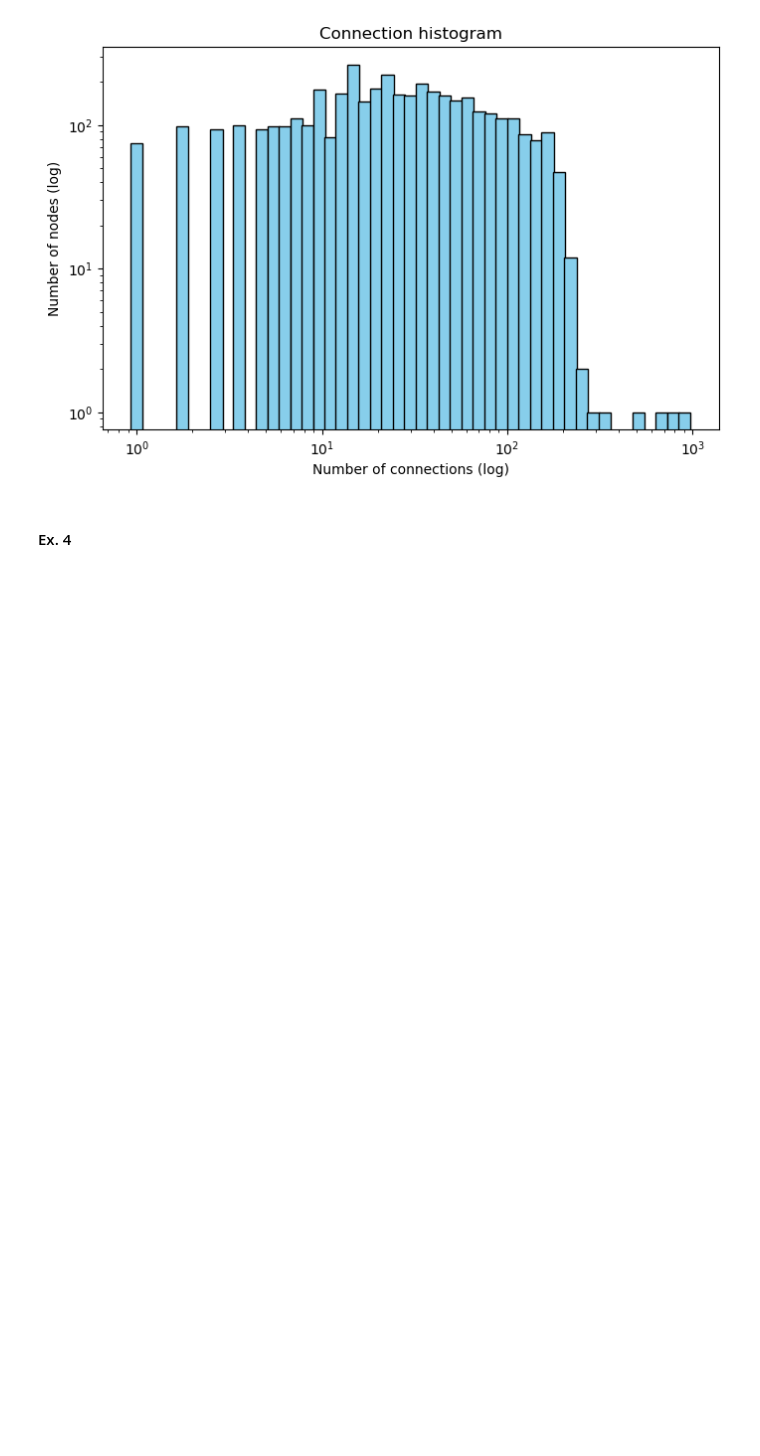
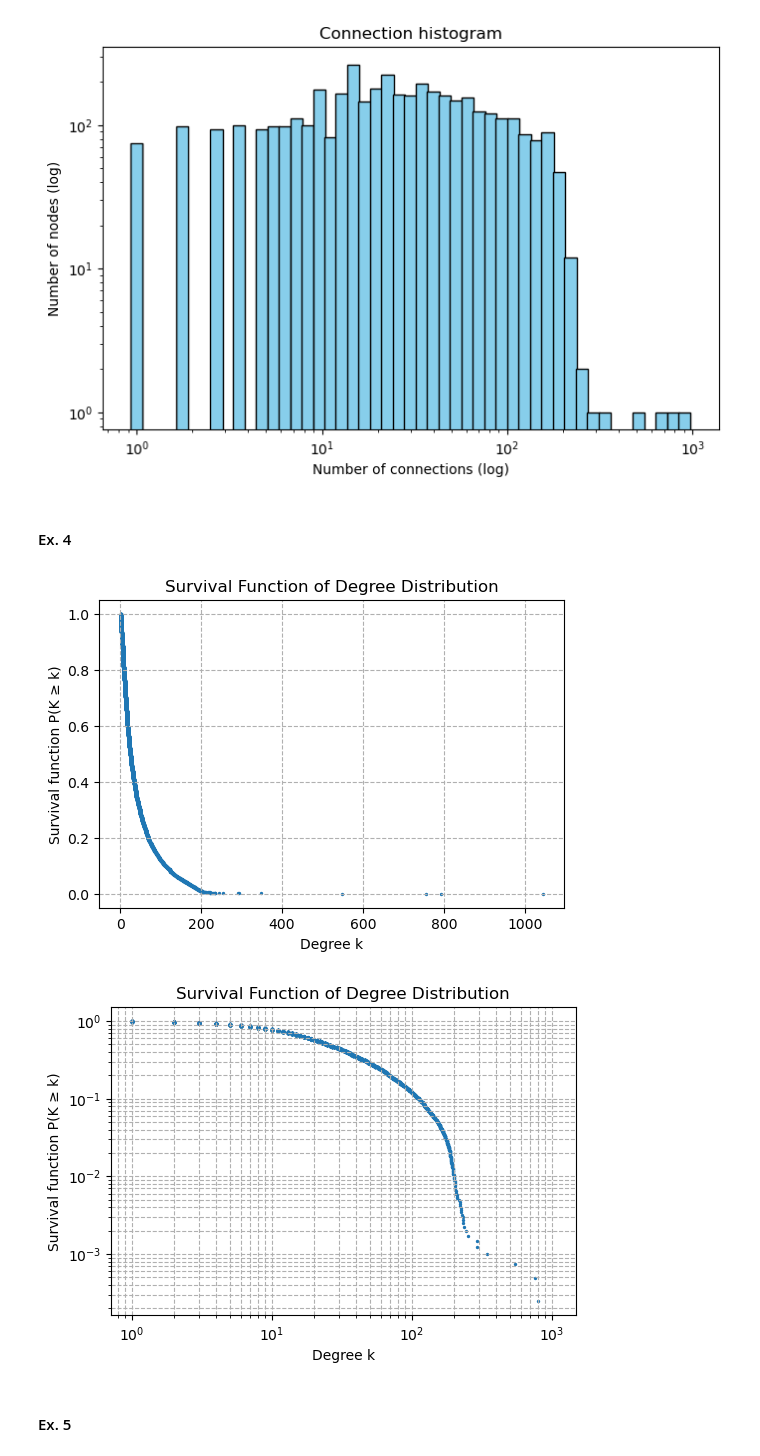
Before and after one commit to kubek22/SNARS, a Jupyter notebook: project4/project4.ipynb, the cells around one changed output. Saved outputs shown, nothing was run; the diff lists cells and outputs as text; code cells hidden in the pictures; blank space fills up the shorter version.

```diff
--- a/project4/project4.ipynb
+++ b/project4/project4.ipynb
@@ -89,3 +92,33 @@ plt.show()
 [figure]
 # %% [markdown]
 #### Ex. 4
+# %%
+# survival function S(x) = 1 - F(x)
+
+degrees = [val for (node, val) in G.degree()]
+
+sorted_degrees = np.sort(degrees)
+survival = 1.0 - np.arange(1, len(sorted_degrees) + 1) / len(sorted_degrees)
+
+plt.figure(figsize=(6, 4))
+plt.scatter(sorted_degrees, survival, marker='o', s=2)
+plt.xlabel("Degree k")
+plt.ylabel("Survival function P(K ≥ k)")
+plt.title("Survival Function of Degree Distribution")
+plt.grid(True, which="both", ls="--")
+plt.show()
+
+plt.figure(figsize=(6, 4))
+plt.scatter(sorted_degrees, survival, marker='o', s=2)
+plt.xscale("log")
+plt.yscale("log")
+plt.xlabel("Degree k")
+plt.ylabel("Survival function P(K ≥ k)")
+plt.title("Survival Function of Degree Distribution")
+plt.grid(True, which="both", ls="--")
+plt.show()
+# %% [output]
+[figure, added]
+[figure, added]
+# %% [markdown]
+#### Ex. 5
```
Also changed, not shown: parts of 10 cells of this notebook.
